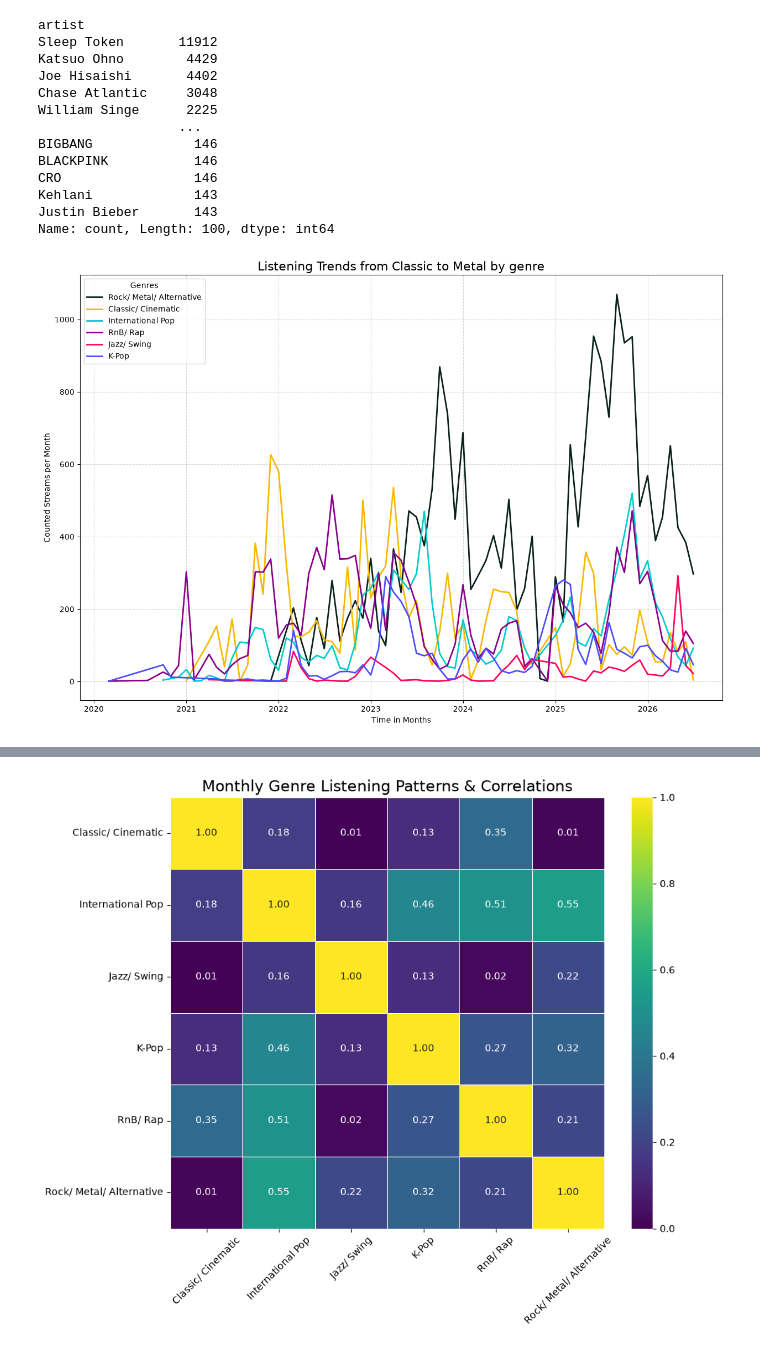
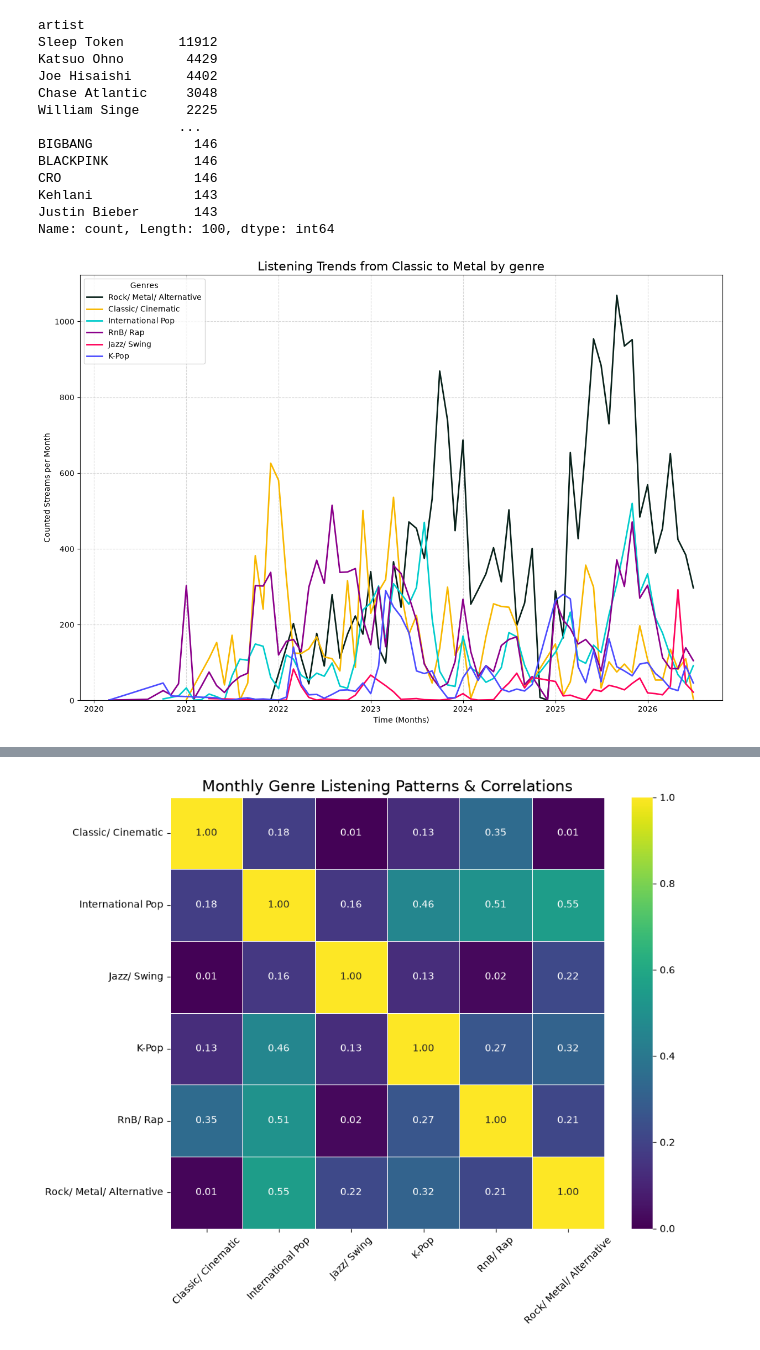
Before and after one commit to alyssa-leuschner/spotify-data-analysis, a Jupyter notebook: spotify_data_analysis.ipynb, the cells around one changed output, grey strips where cells are left out. Saved outputs shown, nothing was run; the diff lists cells and outputs as text; code cells hidden in the pictures.

```diff
--- a/spotify_data_analysis.ipynb
+++ b/spotify_data_analysis.ipynb
@@ -322,35 +327,36 @@ filtered_genres = cleaned_data[cleaned_data["genre"].isin(selected_genres)].copy
 # Determine the timestamps of each song
 filtered_genres["month"] = filtered_genres["ts"].dt.tz_localize(None).dt.to_period("M").dt.to_timestamp()
 
 # Determine the number of streams
 genre_streams = filtered_genres.value_counts(["month", "genre"]).reset_index()
 
 # Assign a specific colour to each artist
 genre_colours= {
     "Classic/ Cinematic": "#F8B800",
     "International Pop": "#00CCCC",
     "Jazz/ Swing": "#FF035B",
     "K-Pop": "#4D4DFF",
     "Rock/ Metal/ Alternative": "#09221B",
     "RnB/ Rap": "#8B008B"
 
 }
 
 # Visualising monthly streaming trends across genres
 plt.figure(figsize=(15, 10))
 sns.lineplot(data= genre_streams, x= "month", y= "count", hue= "genre", palette= genre_colours, linewidth= 2)
 
 plt.title("Listening Trends from Classic to Metal by genre", fontsize= 16)
-plt.xlabel("Time in Months")
+plt.xlabel("Time (Months)")
 plt.ylabel("Counted Streams per Month")
+plt.ylim(bottom= 0)
 
 plt.legend(title= "Genres")
 plt.grid(axis= "x", linestyle= "--", alpha= 0.5)
 plt.grid(axis= "y", linestyle= "--", alpha= 0.5)
 
 plt.show()
 # %% [output]
-[figure, old version]
+[figure, new version]
 # %%
 # Create a Pivot Table
 pivot_genre = genre_streams.pivot(columns= "genre", index= "month", values= "count").fillna(0).astype(int)
```
Also changed, not shown: parts of 13 cells of this notebook.
